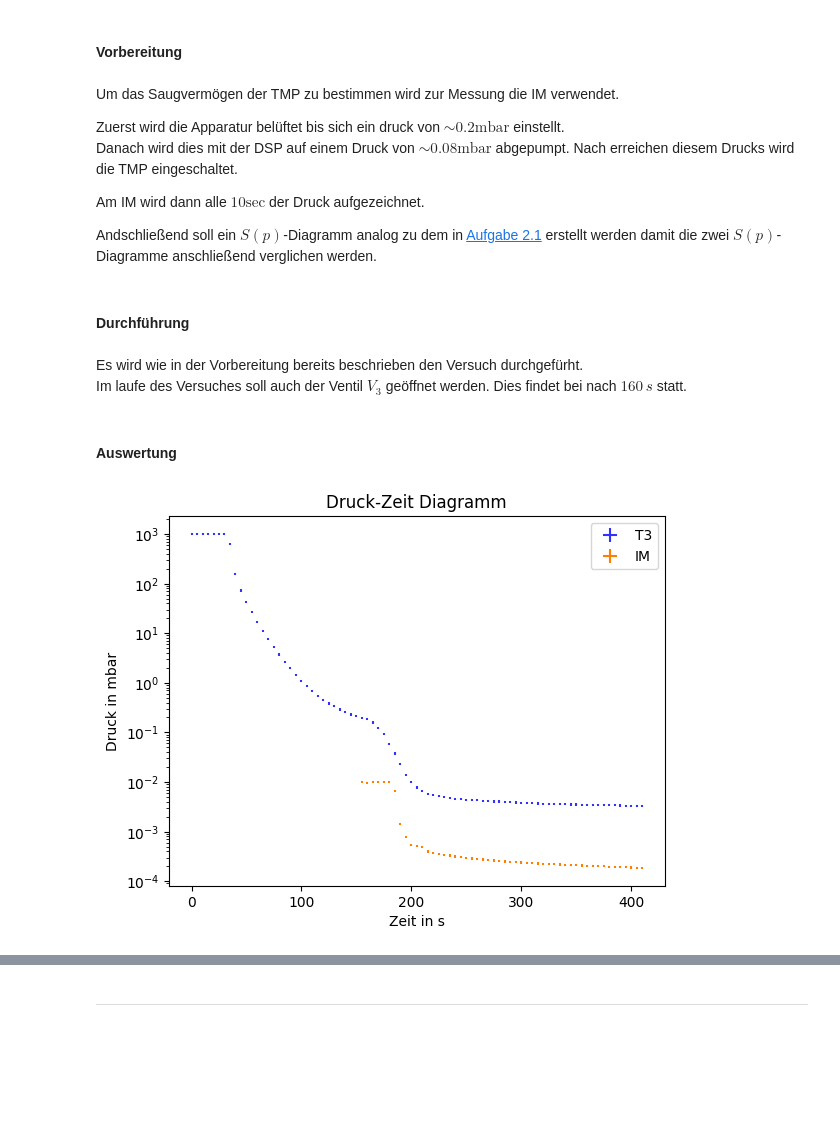
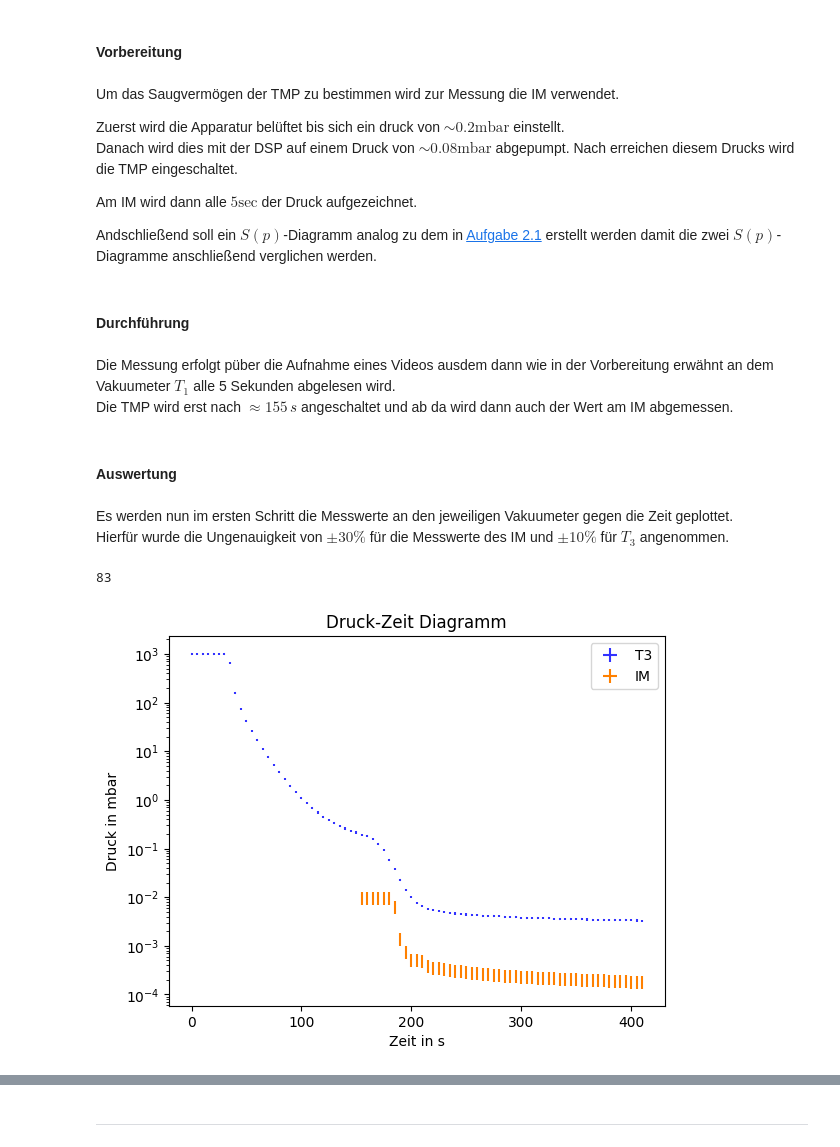
Before and after one commit to AlFa-Tier/Uni_codes, a Jupyter notebook: Praktikum/Vakuum/Vakuum.ipynb, the cells around one changed output, grey strips where cells are left out. Drawn from its saved outputs; the diff is of its cells as text; code cells hidden in the pictures; blank space fills up the shorter version.

Commit message:
Minorfinal touches before heading to break. Will continue wit hexplaining the plot and then moving onto the pressure.

```diff
--- a/Praktikum/Vakuum/Vakuum.ipynb
+++ b/Praktikum/Vakuum/Vakuum.ipynb
@@ -680,34 +683,41 @@ Um das Saugvermögen der TMP zu bestimmen wird zur Messung die IM verwendet.
 Zuerst wird die Apparatur belüftet bis sich ein druck von $\sim 0.2\mathrm{mbar}$ einstellt.
 Danach wird dies mit der DSP auf einem Druck von $\sim0.08\mathrm{mbar}$ abgepumpt. Nach erreichen diesem Drucks wird die TMP eingeschaltet.
 
-Am IM wird dann alle $10\mathrm{sec}$ der Druck aufgezeichnet.
+Am IM wird dann alle $5\mathrm{sec}$ der Druck aufgezeichnet.
 
 Andschließend soll ein $S(p)$-Diagramm analog zu dem in [Aufgabe 2.1](#aufgabe-21-saugvermögen-der-dsp) erstellt werden damit die zwei $S(p)$-Diagramme anschließend verglichen werden.
 # %% [markdown]
 #### Durchführung
 # %% [markdown]
-Es wird wie in der Vorbereitung bereits beschrieben den Versuch durchgefürht.
-Im laufe des Versuches soll auch der Ventil $V_3$ geöffnet werden. Dies findet bei nach $160\,s$ statt.
+Die Messung erfolgt püber die Aufnahme eines Videos ausdem dann wie in der Vorbereitung erwähnt an dem Vakuumeter $T_1$ alle 5 Sekunden abgelesen wird.
+Die TMP wird erst nach $\approx 155\,s$ angeschaltet und ab da wird dann auch der Wert am IM abgemessen.
 # %% [markdown]
 #### Auswertung
+# %% [markdown]
+Es werden nun im ersten Schritt die Messwerte an den jeweiligen Vakuumeter gegen die Zeit geplottet.
+Hierfür wurde die Ungenauigkeit von $\pm 30\%$ für die Messwerte des IM und $\pm 10\%$ für $T_3$ angenommen.
 # %%
 #Import the meassured values and turning them into usable variables
 df = pd.read_csv(r'Messung\2.3_T3-IM_Messung.csv', delimiter=',')
 time_3 = df['time in sec']
 pressure_T3 = df['T3 in mbar']
 pressure_IM = df['IM in mbar']
 
+T3_err = [0.05 if i >= 1e-3 else 0.1 for i in pressure_T3]
+print(len(T3_err))
+
 #Create the plots
-plt.errorbar(time_3,pressure_T3,yerr=0.05*pressure_T3,xerr=0.196,ls='none',color='#3232ff',label='T3')
-plt.errorbar(time_3,pressure_IM,yerr=0.05*pressure_IM,xerr=0.196,ls='none',color='#ff8000',label='IM')
+plt.errorbar(time_3,pressure_T3,yerr=T3_err*pressure_T3,xerr=0.196,ls='none',color='#3232ff',label='T3')
+plt.errorbar(time_3,pressure_IM,yerr=0.3*pressure_IM,xerr=0.196,ls='none',color='#ff8000',label='IM')
 
 #Add legend
 
 plt.title('Druck-Zeit Diagramm')
 plt.xlabel(('Zeit in s'))
 plt.ylabel('Druck in mbar')
 plt.yscale('log')
 plt.legend()
 plt.show()
 # %% [output]
+83
-[figure, old version]
+[figure, new version]
```
Also changed, not shown: parts of 4 cells of this notebook.
